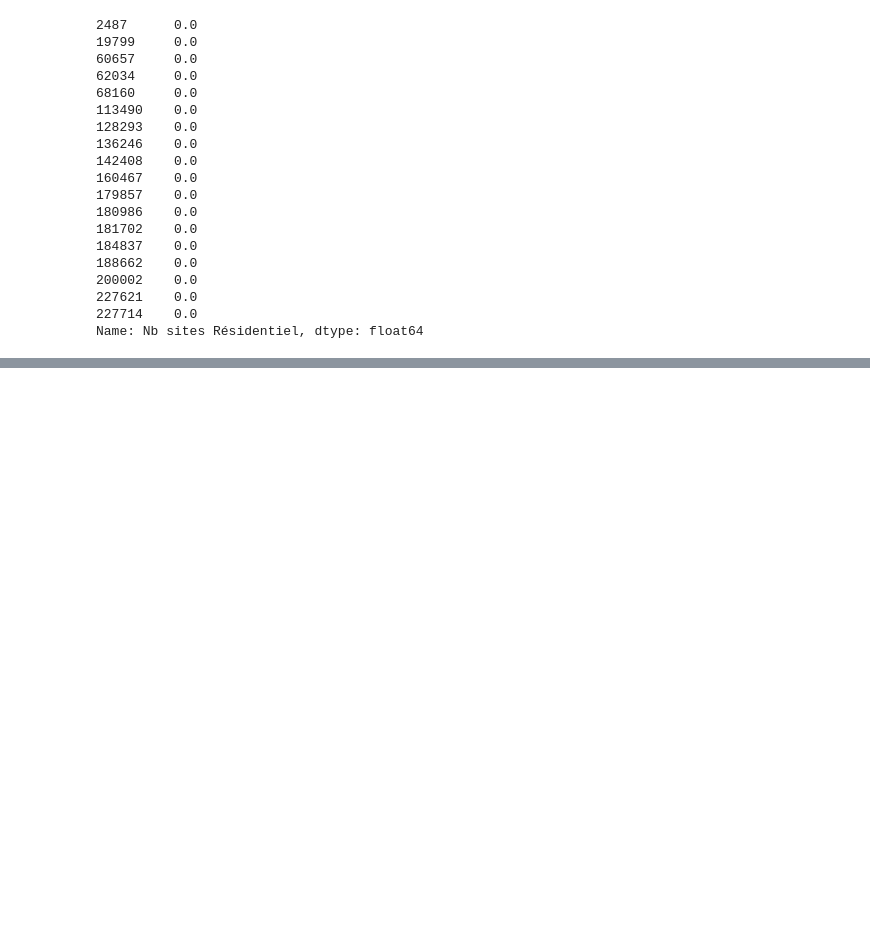
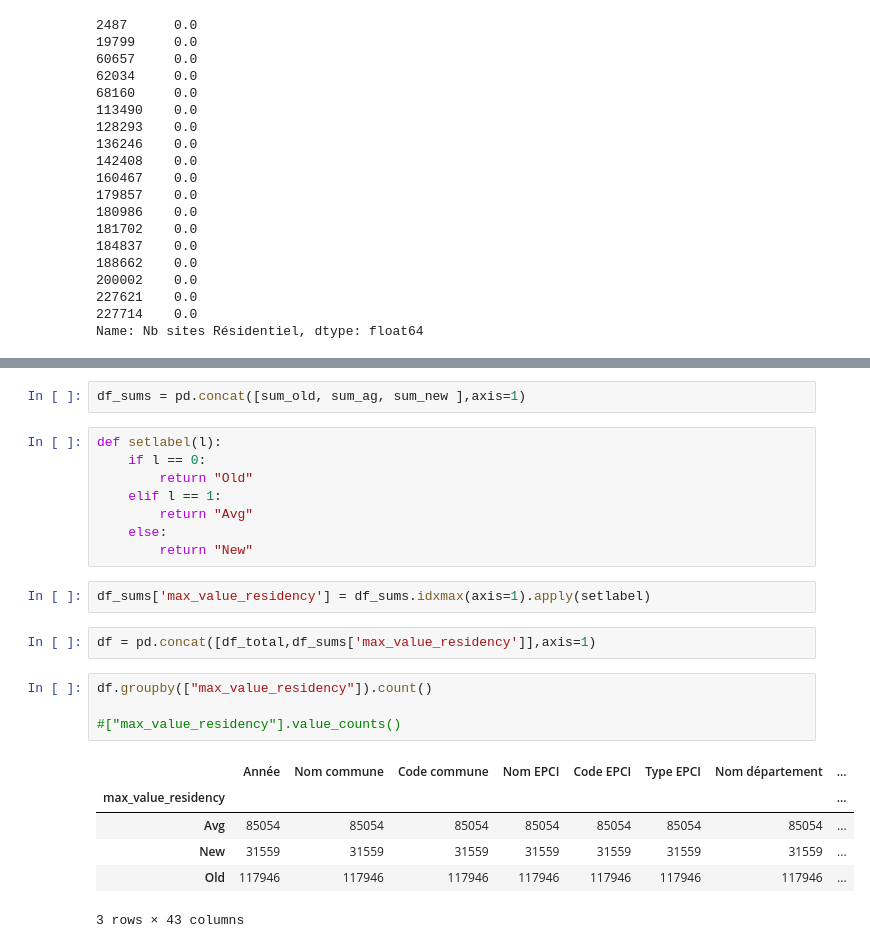
Before and after one commit to gomesfernandes/EnedisHadoop4Unistra, a Jupyter notebook: EDA conso par commune.ipynb, the cells around one changed output, grey strips where cells are left out. Drawn from its saved outputs; the diff is of its cells as text; blank space fills up the shorter version.

Commit message:
Fix: Add forgotten residency column

```diff
--- a/EDA conso par commune.ipynb
+++ b/EDA conso par commune.ipynb
@@ -124,0 +136,25 @@ df_total.head(10)
+# %%
+df_sums = pd.concat([sum_old, sum_ag, sum_new ],axis=1)
+# %%
+def setlabel(l):
+    if l == 0:
+        return "Old"
+    elif l == 1:
+        return "Avg"
+    else:
+        return "New"
+# %%
+df_sums['max_value_residency'] = df_sums.idxmax(axis=1).apply(setlabel)
+# %%
+df = pd.concat([df_total,df_sums['max_value_residency']],axis=1)
+# %%
+df.groupby(["max_value_residency"]).count()
+
+#["max_value_residency"].value_counts()
+# %% [output]
+|  | Année | Nom commune | Code commune | Nom EPCI | Code EPCI | Type EPCI | Nom département | ... |
+| max_value_residency |  |  |  |  |  |  |  | ... |
+| Avg | 85054 | 85054 | 85054 | 85054 | 85054 | 85054 | 85054 | ... |
+| New | 31559 | 31559 | 31559 | 31559 | 31559 | 31559 | 31559 | ... |
+| Old | 117946 | 117946 | 117946 | 117946 | 117946 | 117946 | 117946 | ... |
+3 rows × 43 columns
```
Also changed, not shown: parts of 3 cells of this notebook, 1 other file.
